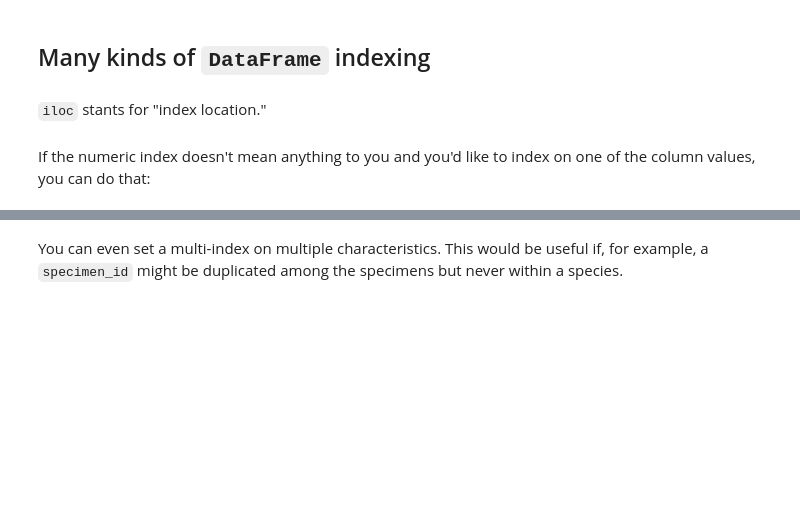
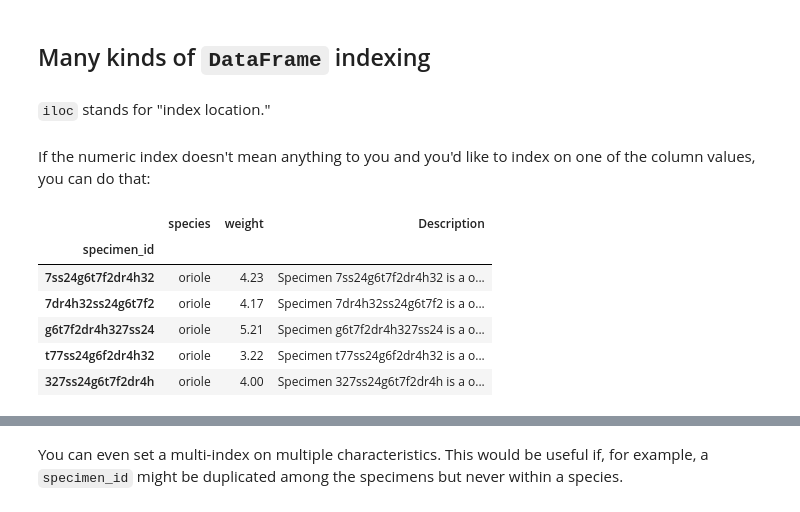
Before and after one commit to MPCS-51042/materials, a Jupyter notebook: ch7/7.1_The_Pandas_DataFrame.ipynb, the cells around one changed output, grey strips where cells are left out. Drawn from its saved outputs; the diff is of its cells as text; code cells hidden in the pictures; blank space fills up the shorter version.

```diff
--- a/ch7/7.1_The_Pandas_DataFrame.ipynb
+++ b/ch7/7.1_The_Pandas_DataFrame.ipynb
@@ -61,12 +78,21 @@ df.loc[3]
 # %%
 df.loc[3, 'weight']
 # %% [markdown]
-`iloc` stants for "index location."
+`iloc` stands for "index location."
 # %%
 df.iloc[3,2]
 # %% [markdown]
 If the numeric index doesn't mean anything to you and you'd like to index on one of the column values, you can do that:
 # %%
 df = df.set_index('specimen_id')
+df.head()
+# %% [output]
+|  | species | weight | Description |
+| specimen_id |  |  |  |
+| 7ss24g6t7f2dr4h32 | oriole | 4.23 | Specimen 7ss24g6t7f2dr4h32 is a o... |
+| 7dr4h32ss24g6t7f2 | oriole | 4.17 | Specimen 7dr4h32ss24g6t7f2 is a o... |
+| g6t7f2dr4h327ss24 | oriole | 5.21 | Specimen g6t7f2dr4h327ss24 is a o... |
+| t77ss24g6f2dr4h32 | oriole | 3.22 | Specimen t77ss24g6f2dr4h32 is a o... |
+| 327ss24g6t7f2dr4h | oriole | 4.00 | Specimen 327ss24g6t7f2dr4h is a o... |
 # %%
 df.loc['7ss24g6t7f2dr4h32']
```
Also changed, not shown: parts of 18 cells of this notebook, 6 other files.
